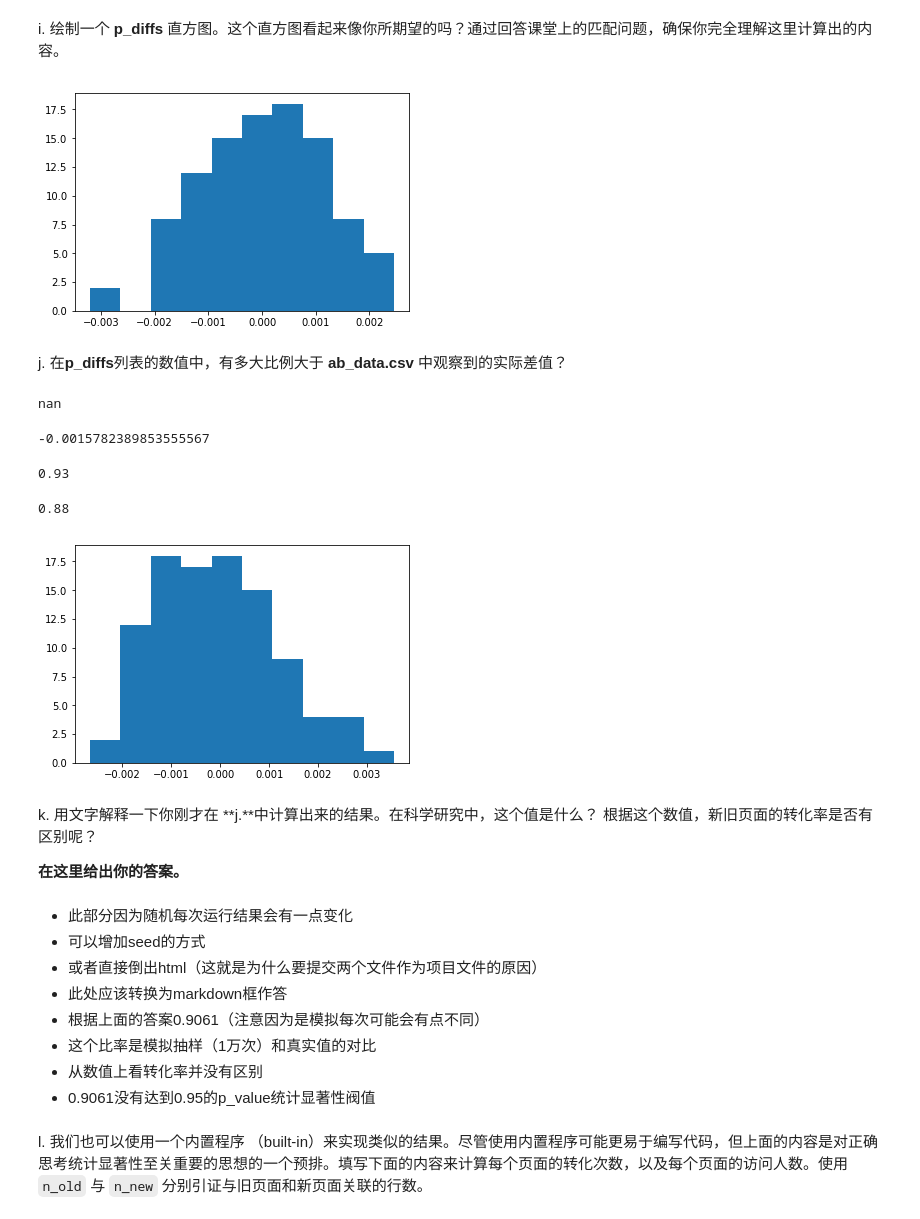
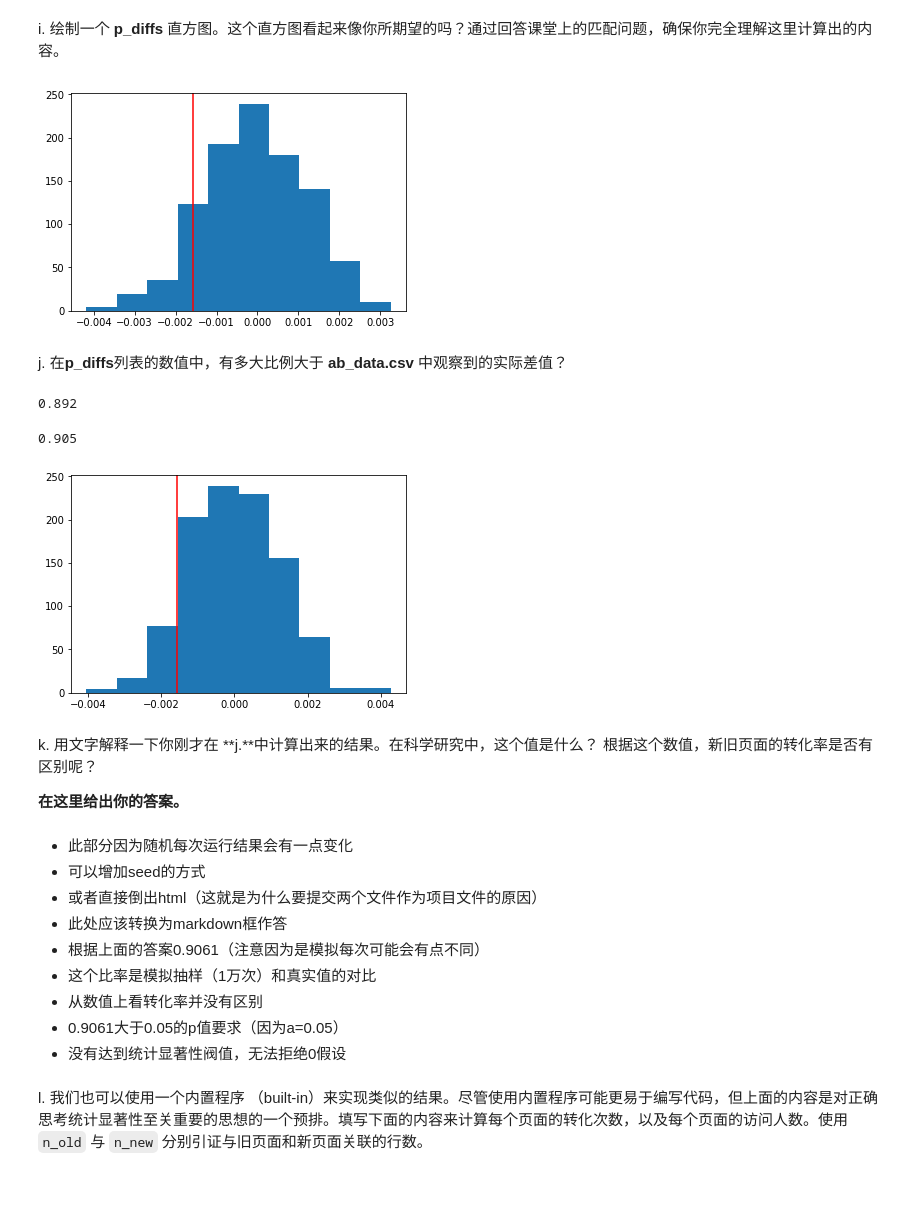
Before and after one commit to mengfanchun2017/_archive_dand, a Jupyter notebook: project4/p4handover/Analyze-ab-test-results-notebook-lm-v2.ipynb, the cells around one changed output. Saved outputs shown, nothing was run; the diff lists cells and outputs as text; code cells hidden in the pictures; blank space fills up the shorter version.

```diff
--- a/project4/p4handover/Analyze-ab-test-results-notebook-lm-v2.ipynb
+++ b/project4/p4handover/Analyze-ab-test-results-notebook-lm-v2.ipynb
@@ -445,7 +466,7 @@ h. 使用**a. 到 g. ** 中的计算方法来模拟 10,000个 $p_{new}$ - $p_{ol
 # 建立p_diffs存放每次模拟抽样后的转化率
 p_diffs = []
 # 将上面的代码循环1万遍，得出这1万遍模拟新旧转化率的差异
-for i in range(100):
+for i in range(1000):
     new_page_converted = np.random.choice([0,1],nnew, p = [1-p_new,p_new])
     old_page_converted = np.random.choice([0,1],nold, p = [1-p_old,p_old])
     p_diffs.append(new_page_converted.mean()-old_page_converted.mean())
@@ -466,34 +489,20 @@ i. 绘制一个 **p_diffs** 直方图。这个直方图看起来像你所期望
 # %%
 # 直接把p_diffs画图（列表输入，arrays输入都ok的）
-plt.hist(p_diffs);
+plt.hist(p_diffs)
+# 我们可以把实际的diff画个红线做参考
+plt.axvline(x = obs_diffs, color = 'red');
 # %% [output]
-[figure, old version]
+[figure, new version]
 # %% [markdown]
 j.  在**p_diffs**列表的数值中，有多大比例大于 **ab_data.csv** 中观察到的实际差值？
-# %%
-print(df2.query('landing_page == "new page"')['converted'].mean())
-# %% [output]
-nan
-# %%
-obs_diffs = \
-df2.query('landing_page == "new_page"')['converted'].mean()- \
-df2.query('landing_page == "old_page"')['converted'].mean()
-obs_diffs
-# %% [output]
--0.0015782389853555567
-# %%
-# 下面的3行其实是1行代码，为了不超过79个字符的规则，使用 \ 分割到下一行
-# 这是的obs_diff是真实的值（从数据中推算出来的）
-# obs_diffs就是根据所有数据计算出的新页面转化率和旧页面转化率的差
-obs_diffs = \
-df2.query('landing_page == "new_page"')['converted'].mean()- \
-df2.query('landing_page == "old_page"')['converted'].mean()
-# 得出obs
-(p_diffs > obs_diffs).mean()
-# %% [output]
-0.93
+# %%
+# 方法1 （可优化）
+# 得出P值（这种方法也可以，但是可以根据p_diffs的形状继续使用normal进行优化
+(p_diffs > obs_diffs).mean()
+# %% [output]
+0.892
 # %%
-# 另一种方法
+# 方法2 （用normal优化）
 # 因为从p_diffs看到是正态分布
 # 可以使用.normal模拟
 # 参数1是0，表示中心点在0 （因为H0假设就是没有区别，所以差异为0）
@@ -505,13 +514,15 @@ null_vals = np.random.normal(0, p_diffs.std(), p_diffs.size)
 # 注意比较出来以后是一个有True和False的arrays
 # 对它做mean（）直接求出比率
 (null_vals > obs_diffs).mean()
+# 结果发现比a = 0.05大，不能拒绝0假设了
 # %% [output]
-0.88
+0.905
 # %%
 # 也画图看下
-plt.hist(null_vals);
+plt.hist(null_vals)
+plt.axvline(x = obs_diffs, color = 'red');
 # %% [output]
-[figure, old version]
+[figure, new version]
 # %% [markdown]
 k. 用文字解释一下你刚才在 **j.**中计算出来的结果。在科学研究中，这个值是什么？ 根据这个数值，新旧页面的转化率是否有区别呢？
 
@@ -524,7 +535,8 @@ k. 用文字解释一下你刚才在 **j.**中计算出来的结果。在科学
 - 根据上面的答案0.9061（注意因为是模拟每次可能会有点不同）
 - 这个比率是模拟抽样（1万次）和真实值的对比
 - 从数值上看转化率并没有区别
-- 0.9061没有达到0.95的p_value统计显著性阀值
+- 0.9061大于0.05的p值要求（因为a=0.05）
+- 没有达到统计显著性阀值，无法拒绝0假设
 # %% [markdown]
 l. 我们也可以使用一个内置程序 （built-in）来实现类似的结果。尽管使用内置程序可能更易于编写代码，但上面的内容是对正确思考统计显著性至关重要的思想的一个预排。填写下面的内容来计算每个页面的转化次数，以及每个页面的访问人数。使用 `n_old` 与 `n_new` 分别引证与旧页面和新页面关联的行数。
 # %%
```
Also changed, not shown: parts of 38 cells of this notebook, 31 other files.
